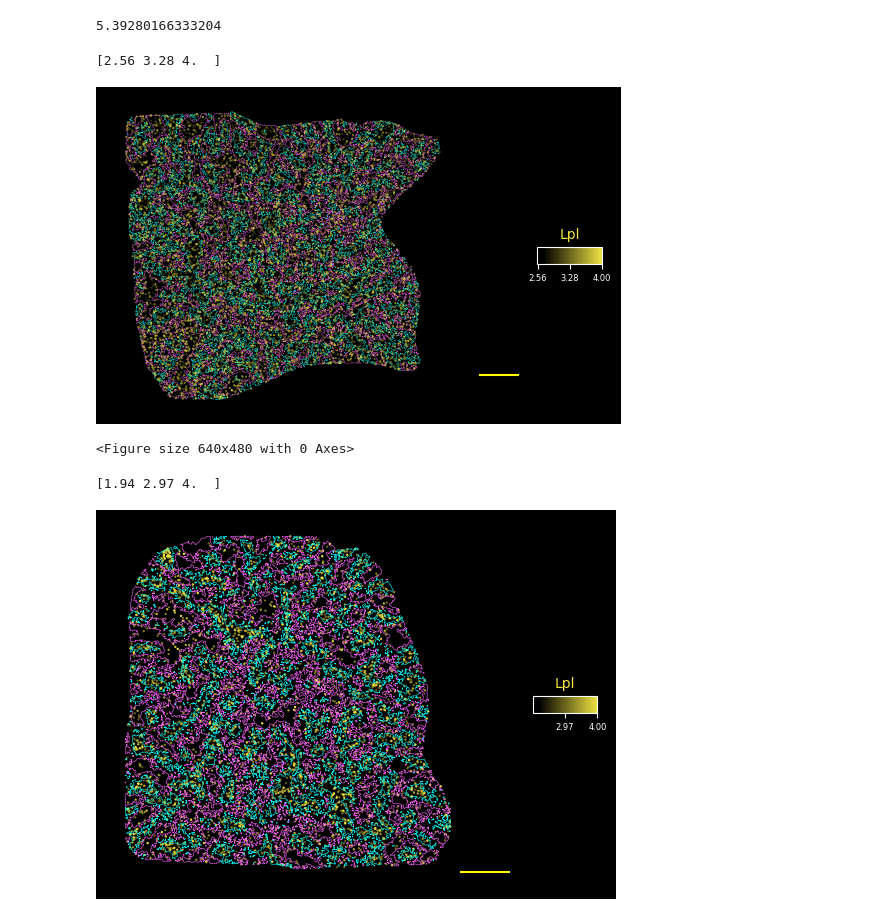
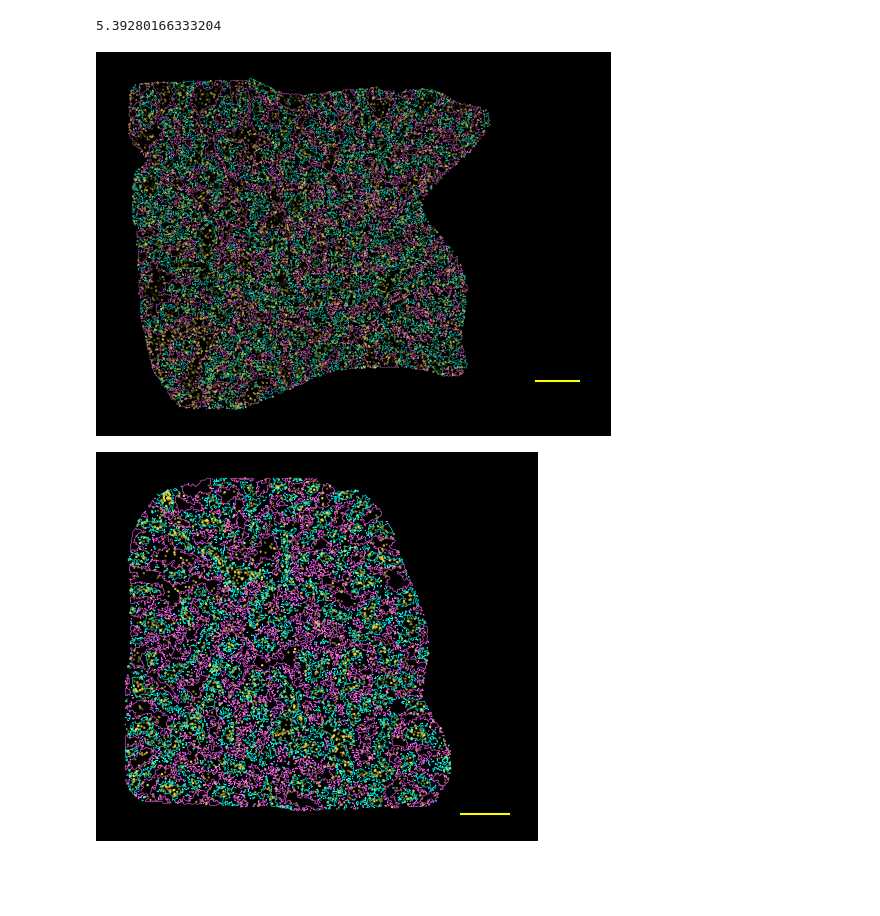
Before and after one commit to BGI-Intestines/Germ-free-mice, a Jupyter notebook: Figure5/Figure5.ipynb, the cells around one changed output. Cells and saved outputs as stored; diff of their text form; code cells hidden in the pictures; blank space fills up the shorter version.

```diff
--- a/Figure5/Figure5.ipynb
+++ b/Figure5/Figure5.ipynb
@@ -702,41 +702,39 @@ fig, ax = plot_spatial(adata=GF_bin20[GF_bin20.obs["Lpl"]!=0], color=["Lpl"], sh
                           circle_diameter=0.3, alpha_scaling=1.0, max_col=(4, np.inf, np.inf, np.inf, np.inf, np.inf, np.inf),
                             max_color_quantile=1,  img=None, img_alpha=0, adjust_text=True, plt_axis="off",
                             axis_y_flipped=True, x_y_labels=("", ""), text_box_alpha=0.9, reorder_cmap=[0], style="fast",
-                            colorbar_position="right", colorbar_label_kw={"size":10}, colorbar_shape={}, colorbar_tick_size=6,
+                            colorbar_position=None, colorbar_label_kw={"size":10}, colorbar_shape={}, colorbar_tick_size=6,
                             colorbar_grid=[1,1], white_spacing=10)#, image_cmap="Greys_r"
 
 def shapely_to_paths(g):
     if isinstance(g, MultiLineString):
         return [list(ls.coords) for ls in g.geoms]
     else:
         raise Exception('unhandled shapely geometry: %s' % type(g))
 
 # 获取路径
 paths = shapely_to_paths(GF_points_l1_res.boundary)
 # 遍历路径并添加到图表中
 for path in paths:
     # 解包路径中的坐标
     x, y = zip(*path)
     # 绘制线条
     ax.plot(x, y, color="cyan", linewidth=0.25, alpha=1, zorder=0)
 
 paths_l9 = shapely_to_paths(GF_points_l9_res.boundary)
 # 遍历路径并添加到图表中
 for path in paths_l9:
     # 解包路径中的坐标
     x, y = zip(*path)
     # 绘制线条
     ax.plot(x, y, color="#FF66FF", linewidth=0.25, alpha=1,zorder=0)
 
 point0 = [20000, 20000]
 point1 = [22000, 20000]
 ax.plot([point0[0], point1[0]], [point0[1], point1[1]], color='yellow', linestyle="-")
+plt.savefig("Figure_5E_GF_Lpl_L1L9.png",dpi = 512)
 plt.show()
-plt.savefig("Figure_5E_GF_Lpl_L1L9.pdf")
 # %% [output]
-[2.56 3.28 4.  ]
-[figure, old version]
+[figure, new version]
-<Figure size 640x480 with 0 Axes>
 # %%
 #plt.style.use("default")
 from descartes import PolygonPatch
@@ -751,7 +749,7 @@ fig, ax = plot_spatial(adata=SPF_bin20[SPF_bin20.obs["Lpl"]!=0], color=["Lpl"],
                           circle_diameter=0.7, alpha_scaling=1.0, max_col=(4, np.inf, np.inf, np.inf, np.inf, np.inf, np.inf),
                             max_color_quantile=1,  img=None, img_alpha=0, adjust_text=True, plt_axis="off",
                             axis_y_flipped=True, x_y_labels=("", ""), text_box_alpha=0.9, reorder_cmap=[0], style="fast",
-                            colorbar_position="right", colorbar_label_kw={"size":10}, colorbar_shape={}, colorbar_tick_size=6,
+                            colorbar_position=None, colorbar_label_kw={"size":10}, colorbar_shape={}, colorbar_tick_size=6,
                             colorbar_grid=[1,1], white_spacing=10)#, image_cmap="Greys_r"
 
 def shapely_to_paths(g):
@@ -782,8 +780,7 @@ for path in paths_l9:
 point0 = [20000, 20000]
 point1 = [22000, 20000]
 ax.plot([point0[0], point1[0]], [point0[1], point1[1]], color='yellow', linestyle="-")
+plt.savefig("Figure_5E_SPF_Lpl_L1L9.png",dpi = 512)
 plt.show()
-plt.savefig("Figure_5E_SPF_Lpl_L1L9.pdf")
 # %% [output]
-[1.94 2.97 4.  ]
-[figure, old version]
+[figure, new version]
```
Also changed, not shown: 26 other files.
